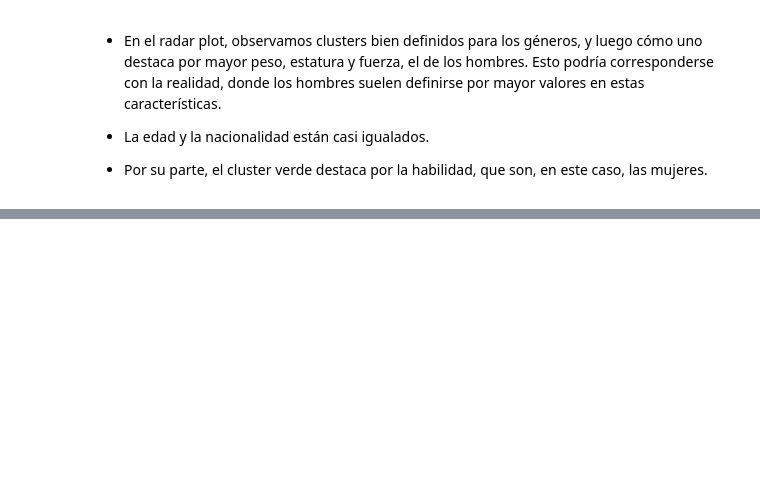
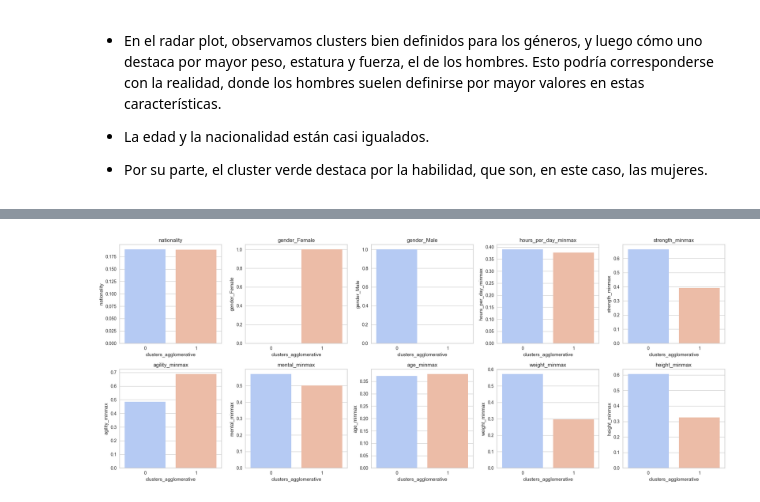
Before and after one commit to davfranco1/laboratorio-modulo9-leccion01-clustering, a Jupyter notebook: laboratorio-clustering.ipynb, the cells around one changed output, grey strips where cells are left out. Saved outputs shown, nothing was run; the diff lists cells and outputs as text; code cells hidden in the pictures; blank space fills up the shorter version.

```diff
--- a/laboratorio-clustering.ipynb
+++ b/laboratorio-clustering.ipynb
@@ -462,0 +468,3 @@ plt.show()
+# %%
+df_aglomerativo = clustering.modelo_aglomerativo(2, "single", df_standard)
+df_aglomerativo
@@ -462,0 +485,4 @@ plt.show()
+# %%
+clustering.plot_clusters(df_aglomerativo, "clusters_agglomerative")
+# %% [output]
+[figure, added]
```
Also changed, not shown: parts of 33 cells of this notebook, 2 other files.
